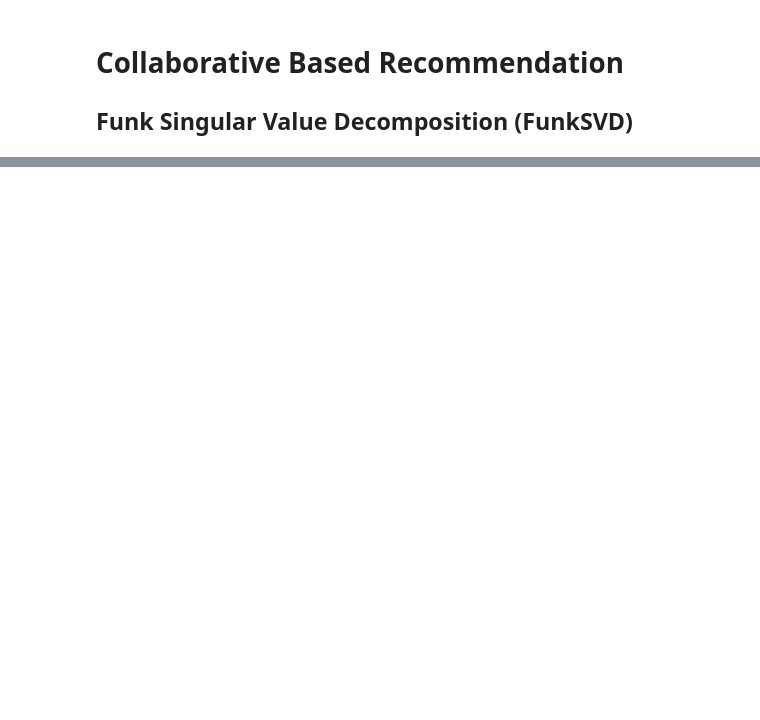
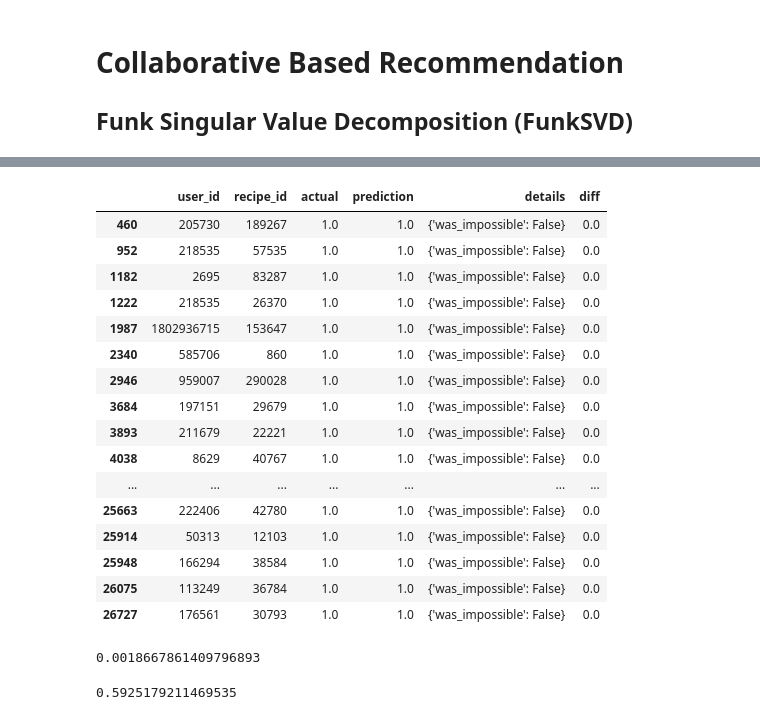
Before and after one commit to kli210/recipe_recommender_capstone, a Jupyter notebook: advanced_modelling.ipynb, the cells around one changed output, grey strips where cells are left out. Drawn from its saved outputs; the diff is of its cells as text; code cells hidden in the pictures; blank space fills up the shorter version.

Commit message:
run model on a sample

```diff
--- a/advanced_modelling.ipynb
+++ b/advanced_modelling.ipynb
@@ -165,0 +13,3 @@ In reality, our ratings will get better and better as we use more latent variabl
+# %%
+rating_df = pd.read_pickle("clean_interactions.pkl")
+recipes_df = pd.read_pickle("clean_recipes.pkl")
@@ -165,0 +108,9 @@ In reality, our ratings will get better and better as we use more latent variabl
+# %%
+# Set the reader with accurate rating scale
+my_reader = Reader(rating_scale=(1, 10))
+
+# Set the dataset
+# Remember that the df parameter has to have 3 columns:
+# User ids, Item ids (anime), Ratings
+my_dataset = Dataset.load_from_df(sampled_data[["user_id", "recipe_id", "rating"]], my_reader)
+my_dataset
@@ -165,0 +145,29 @@ In reality, our ratings will get better and better as we use more latent variabl
+# %%
+# Import train_test_split
+from surprise.model_selection import train_test_split
+
+# Split train test set
+trainset, testset = train_test_split(my_dataset, test_size=0.25)
+
+# Set the algorithm
+my_svd = FunkSVD(n_factors=100,
+                 n_epochs=20,
+                 lr_all=0.005,
+                 biased=False,
+                 verbose=0)
+# Fit train set
+my_svd.fit(trainset)
+
+# Test the algorithm using test set
+my_pred = my_svd.test(testset)
+# %%
+# Put my_pred result in a dataframe
+df_prediction = pd.DataFrame(my_pred, columns=['user_id',
+                                                     'recipe_id',
+                                                     'actual',
+                                                     'prediction',
+                                                     'details'])
+
+# Calculate the difference of actual and prediction into diff column
+df_prediction['diff'] = abs(df_prediction['prediction'] -
+                            df_prediction['actual'])
@@ -165,0 +199,29 @@ In reality, our ratings will get better and better as we use more latent variabl
+# %%
+# Check total rows with same actual and prediction ratings
+df_prediction[df_prediction['diff'] <= 0]
+# %% [output]
+|  | user_id | recipe_id | actual | prediction | details | diff |
+| 460 | 205730 | 189267 | 1.0 | 1.0 | {'was_impossible': False} | 0.0 |
+| 952 | 218535 | 57535 | 1.0 | 1.0 | {'was_impossible': False} | 0.0 |
+| 1182 | 2695 | 83287 | 1.0 | 1.0 | {'was_impossible': False} | 0.0 |
+| 1222 | 218535 | 26370 | 1.0 | 1.0 | {'was_impossible': False} | 0.0 |
+| 1987 | 1802936715 | 153647 | 1.0 | 1.0 | {'was_impossible': False} | 0.0 |
+| 2340 | 585706 | 860 | 1.0 | 1.0 | {'was_impossible': False} | 0.0 |
+| 2946 | 959007 | 290028 | 1.0 | 1.0 | {'was_impossible': False} | 0.0 |
+| 3684 | 197151 | 29679 | 1.0 | 1.0 | {'was_impossible': False} | 0.0 |
+| 3893 | 211679 | 22221 | 1.0 | 1.0 | {'was_impossible': False} | 0.0 |
+| 4038 | 8629 | 40767 | 1.0 | 1.0 | {'was_impossible': False} | 0.0 |
+| ... | ... | ... | ... | ... | ... | ... |
+| 25663 | 222406 | 42780 | 1.0 | 1.0 | {'was_impossible': False} | 0.0 |
+| 25914 | 50313 | 12103 | 1.0 | 1.0 | {'was_impossible': False} | 0.0 |
+| 25948 | 166294 | 38584 | 1.0 | 1.0 | {'was_impossible': False} | 0.0 |
+| 26075 | 113249 | 36784 | 1.0 | 1.0 | {'was_impossible': False} | 0.0 |
+| 26727 | 176561 | 30793 | 1.0 | 1.0 | {'was_impossible': False} | 0.0 |
+# %%
+(df_prediction['diff'] == 0).mean()
+# %% [output]
+0.0018667861409796893
+# %%
+(df_prediction["diff"] <= 1).mean()
+# %% [output]
+0.5925179211469535
```
Also changed, not shown: parts of 42 cells of this notebook.
